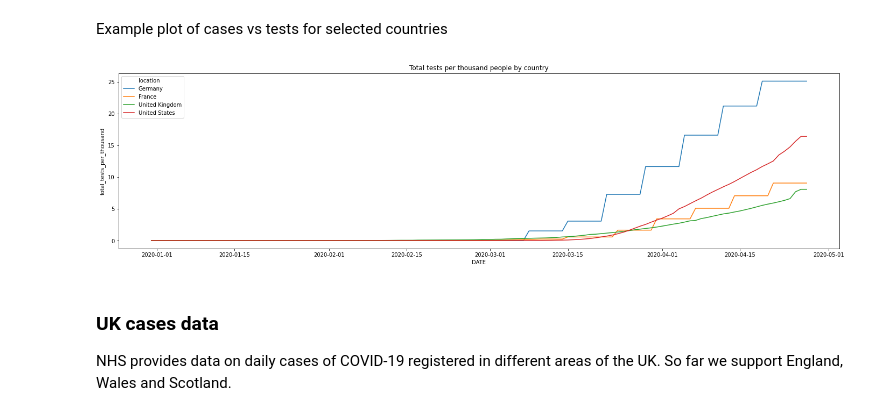
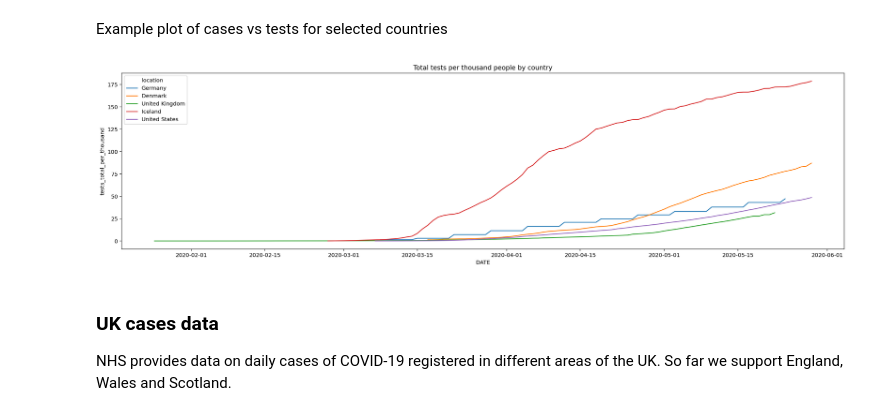
Before and after one commit to rs-delve/covid19_datasets, a Jupyter notebook: usage_example.ipynb, the cells around one changed output. Cells and saved outputs as stored; diff of their text form; code cells hidden in the pictures.

```diff
--- a/usage_example.ipynb
+++ b/usage_example.ipynb
@@ -252,13 +192,13 @@ owid = OWIDCovid19()
 Example plot of cases vs tests for selected countries
 # %%
 fig, ax = plt.subplots(figsize=(24, 6))
-countries = ['United States', 'United Kingdom', 'France', 'Germany']
+countries = ['United States', 'United Kingdom', 'Iceland', 'Germany', 'Denmark']
 plot_data = owid.get_data()
 plot_data = plot_data[plot_data.location.isin(countries)]
-sns.lineplot(data=plot_data, x='DATE', y='total_tests_per_thousand', hue='location')
+sns.lineplot(data=plot_data, x='DATE', y='tests_total_per_thousand', hue='location')
 plt.title('Total tests per thousand people by country');
 # %% [output]
-[figure, old version]
+[figure, new version]
 # %% [markdown]
 ### UK cases data
 
```
Also changed, not shown: parts of 40 cells of this notebook.
